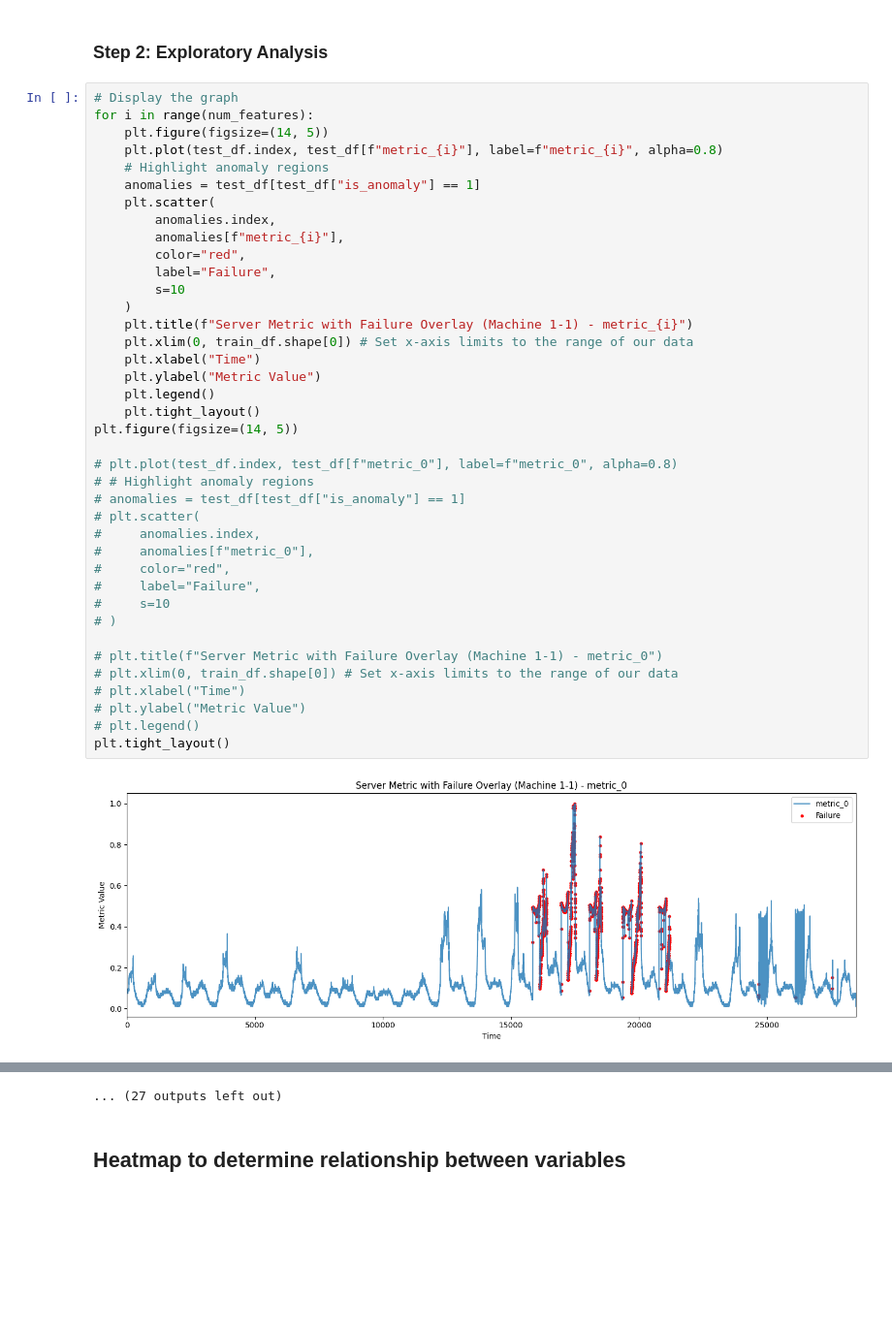
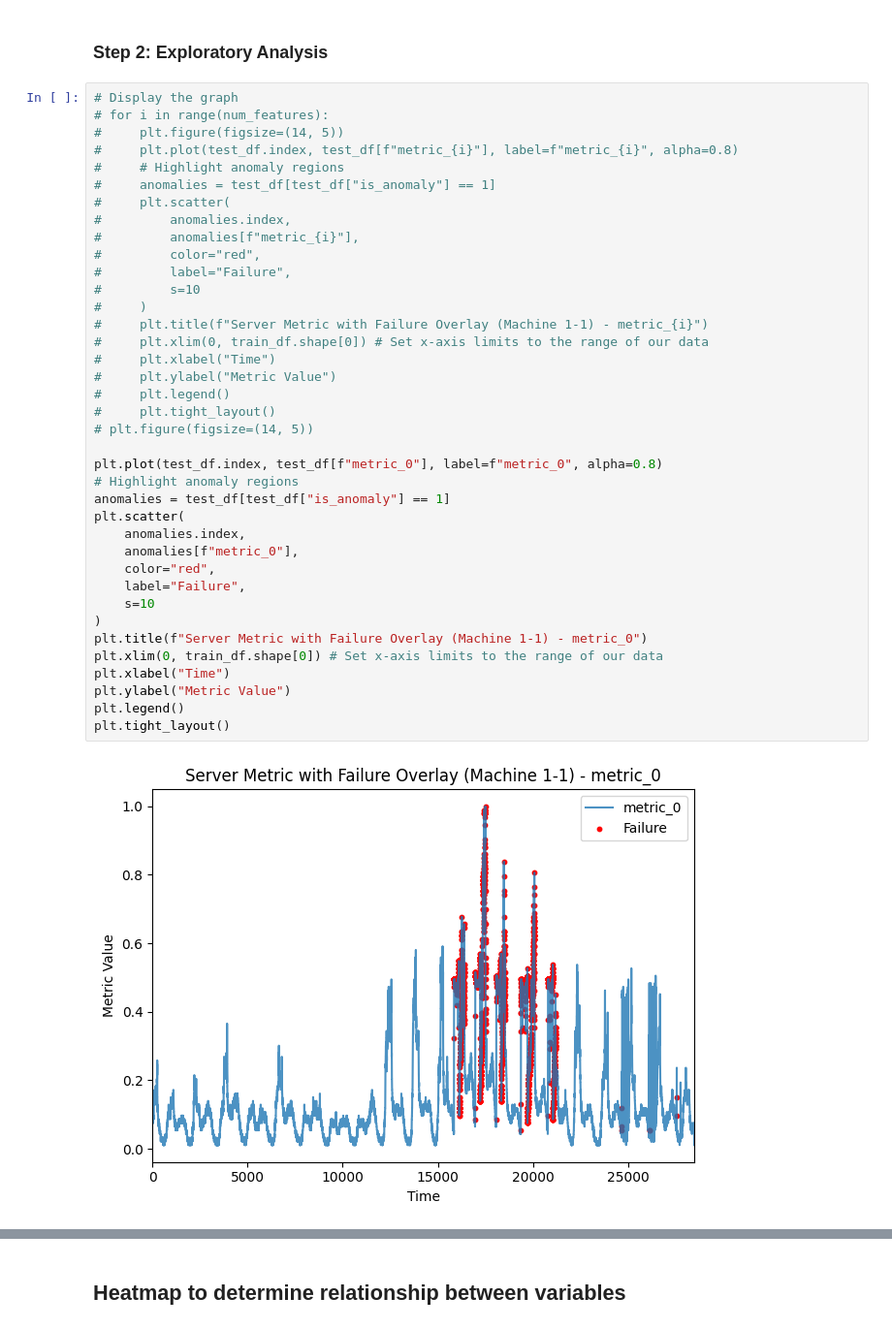
Before and after one commit to LeiNode/CascadingFailureMitigation, a Jupyter notebook: analysisNotebook.ipynb, the cells around one changed output, grey strips where cells are left out. Shown at 97% size. Saved outputs shown, nothing was run; the diff lists cells and outputs as text; blank space fills up the shorter version.

```diff
--- a/analysisNotebook.ipynb
+++ b/analysisNotebook.ipynb
@@ -43,42 +43,41 @@ test_df["is_anomaly"] = label_df.iloc[:, 0]
 ### Step 2: Exploratory Analysis
 # %%
 # Display the graph
-for i in range(num_features):
-    plt.figure(figsize=(14, 5))
-    plt.plot(test_df.index, test_df[f"metric_{i}"], label=f"metric_{i}", alpha=0.8)
-    # Highlight anomaly regions
-    anomalies = test_df[test_df["is_anomaly"] == 1]
-    plt.scatter(
-        anomalies.index,
-        anomalies[f"metric_{i}"],
-        color="red",
-        label="Failure",
-        s=10
-    )
-    plt.title(f"Server Metric with Failure Overlay (Machine 1-1) - metric_{i}")
-    plt.xlim(0, train_df.shape[0]) # Set x-axis limits to the range of our data
-    plt.xlabel("Time")
-    plt.ylabel("Metric Value")
-    plt.legend()
-    plt.tight_layout()
-plt.figure(figsize=(14, 5))
+# for i in range(num_features):
+#     plt.figure(figsize=(14, 5))
+#     plt.plot(test_df.index, test_df[f"metric_{i}"], label=f"metric_{i}", alpha=0.8)
+#     # Highlight anomaly regions
+#     anomalies = test_df[test_df["is_anomaly"] == 1]
+#     plt.scatter(
+#         anomalies.index,
+#         anomalies[f"metric_{i}"],
+#         color="red",
+#         label="Failure",
+#         s=10
+#     )
+#     plt.title(f"Server Metric with Failure Overlay (Machine 1-1) - metric_{i}")
+#     plt.xlim(0, train_df.shape[0]) # Set x-axis limits to the range of our data
+#     plt.xlabel("Time")
+#     plt.ylabel("Metric Value")
+#     plt.legend()
+#     plt.tight_layout()
+# plt.figure(figsize=(14, 5))
 
-# plt.plot(test_df.index, test_df[f"metric_0"], label=f"metric_0", alpha=0.8)
-# # Highlight anomaly regions
-# anomalies = test_df[test_df["is_anomaly"] == 1]
-# plt.scatter(
-#     anomalies.index,
-#     anomalies[f"metric_0"],
-#     color="red",
-#     label="Failure",
-#     s=10
-# )
-
-# plt.title(f"Server Metric with Failure Overlay (Machine 1-1) - metric_0")
-# plt.xlim(0, train_df.shape[0]) # Set x-axis limits to the range of our data
-# plt.xlabel("Time")
-# plt.ylabel("Metric Value")
-# plt.legend()
+plt.plot(test_df.index, test_df[f"metric_0"], label=f"metric_0", alpha=0.8)
+# Highlight anomaly regions
+anomalies = test_df[test_df["is_anomaly"] == 1]
+plt.scatter(
+    anomalies.index,
+    anomalies[f"metric_0"],
+    color="red",
+    label="Failure",
+    s=10
+)
+plt.title(f"Server Metric with Failure Overlay (Machine 1-1) - metric_0")
+plt.xlim(0, train_df.shape[0]) # Set x-axis limits to the range of our data
+plt.xlabel("Time")
+plt.ylabel("Metric Value")
+plt.legend()
 plt.tight_layout()
 # %% [output]
-[figure, old version]
+[figure, new version]
@@ -96,4 +84,3 @@ plt.tight_layout()
-... (27 outputs left out)
 # %% [markdown]
 ## Heatmap to determine relationship between variables
 # %%
```
Also changed, not shown: parts of 9 cells of this notebook.
